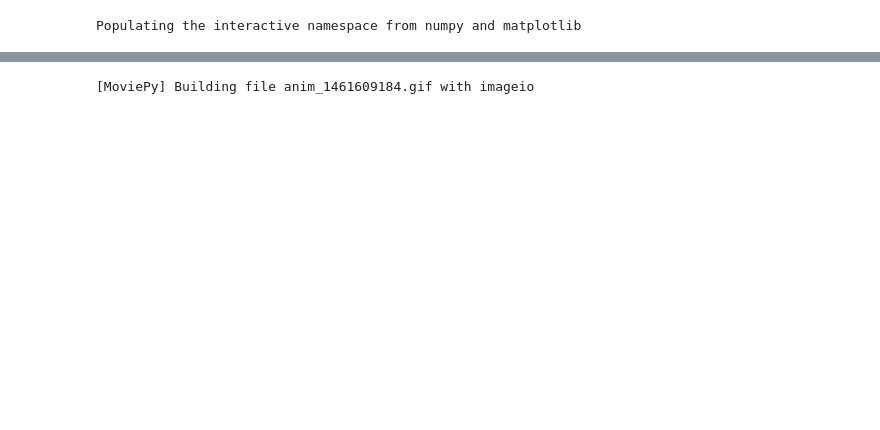
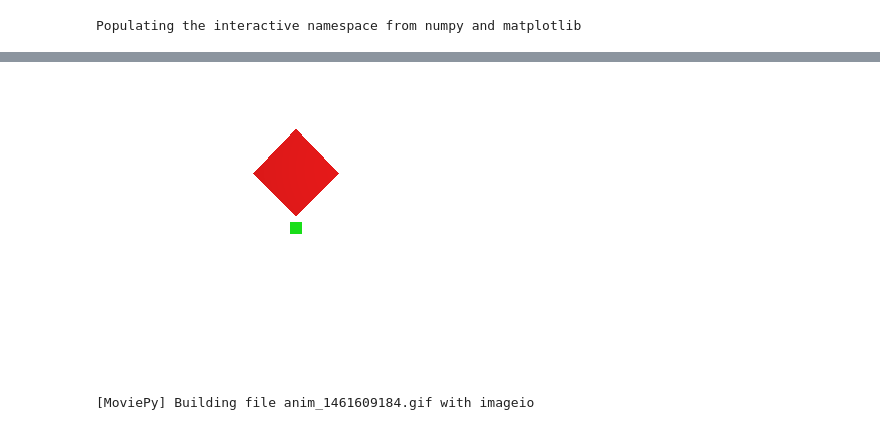
Before and after one commit to scoiatael/MZP, a Jupyter notebook: Lista7.ipynb, the cells around one changed output, grey strips where cells are left out. Cells and saved outputs as stored; diff of their text form; code cells hidden in the pictures; blank space fills up the shorter version.

```diff
--- a/Lista7.ipynb
+++ b/Lista7.ipynb
@@ -87,3 +114,11 @@ scene(0.5, 0.5).render('ipython', width=400, height=300)
+# %%
+Scene( Camera( 'location', [0, 1, -5], 'look_at',  [0, 0, 0] ),
+            [ LightSource( [1, 1, -5], 'color', [1.5,1.5,1.5] ),
+              Background( "color", [1,1,1] ),
+              Box([0,0,0], [1,1,1], color([.9, .1, .1]), 'rotate', [0, 0, 45], 'translate', [0, 0.2, 0]),
+              Box([-.1,-.1,0], [0.1,0.1,0.], color([.1,.9,.1]))]).render('ipython', width=400, height=300)
+# %% [output]
+[figure, added]
 # %%
 def anim(Ys, d=10):
     ths = array(Ys)[:, 0]
```
Also changed, not shown: parts of 12 cells of this notebook.
